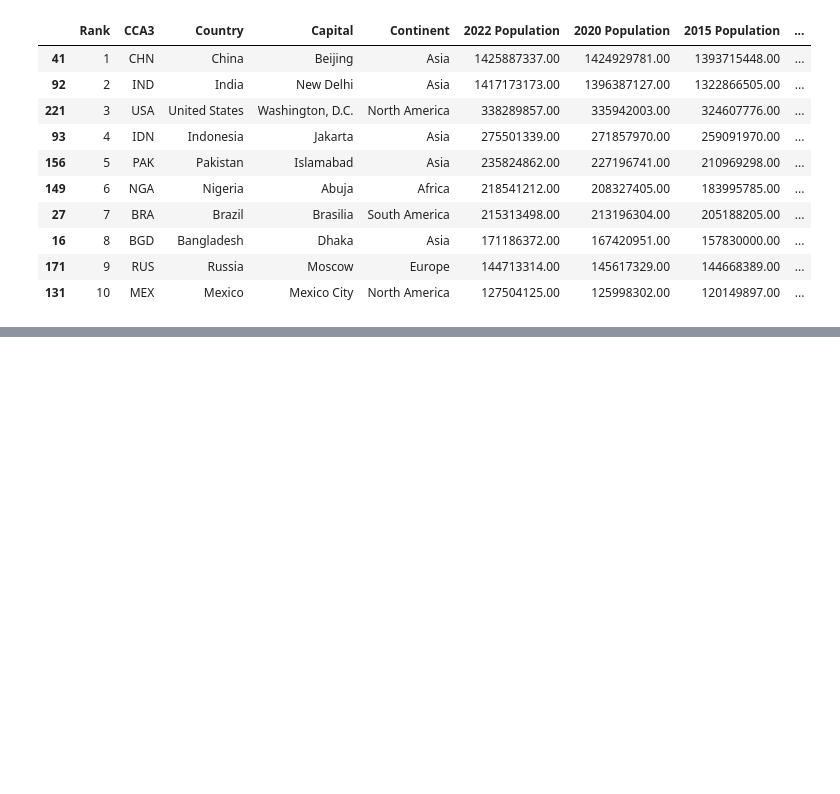
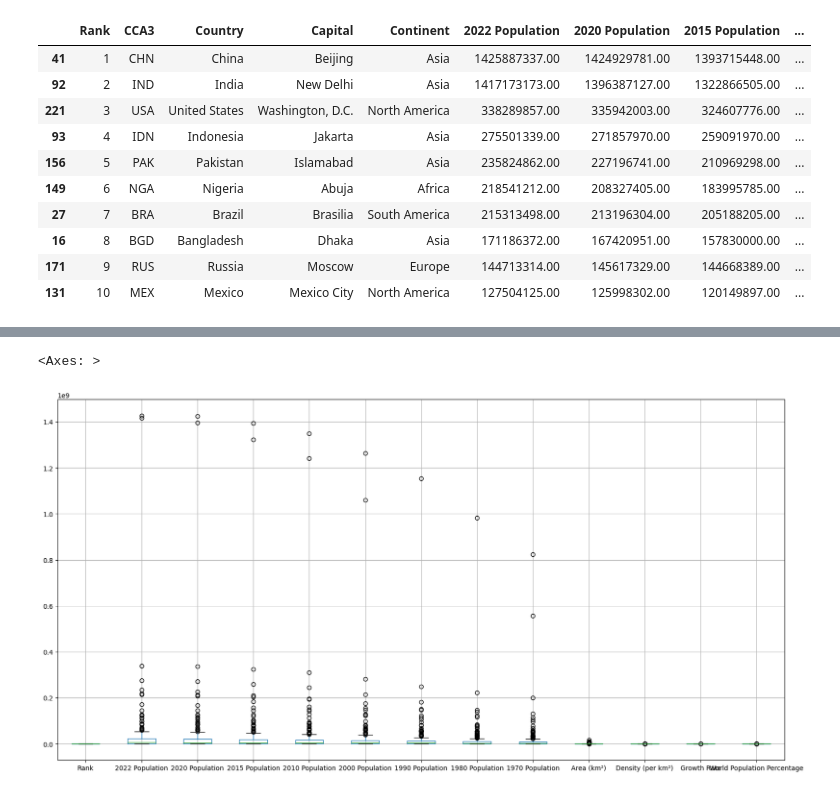
Before and after one commit to alghif4ri/Python-Pandas-Learning, a Jupyter notebook: Exploratory Data Analysis.ipynb, the cells around one changed output, grey strips where cells are left out. Drawn from its saved outputs; the diff is of its cells as text; code cells hidden in the pictures; blank space fills up the shorter version.

```diff
--- a/Exploratory Data Analysis.ipynb
+++ b/Exploratory Data Analysis.ipynb
@@ -150,0 +208,5 @@ df
+# %%
+df.boxplot(figsize=(20,10))
+# %% [output]
+<Axes: >
+[figure, added]
```
Also changed, not shown: parts of 8 cells of this notebook.
